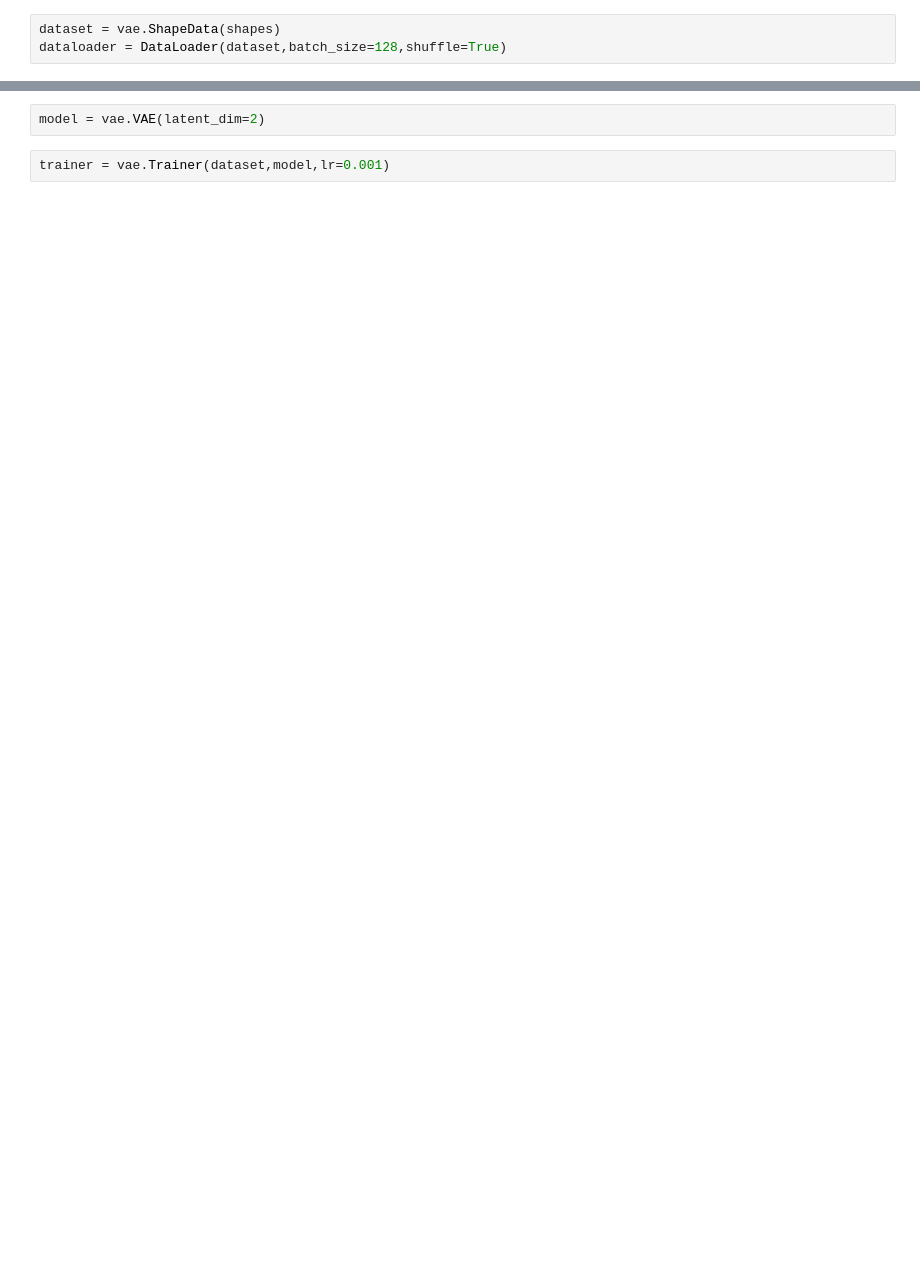
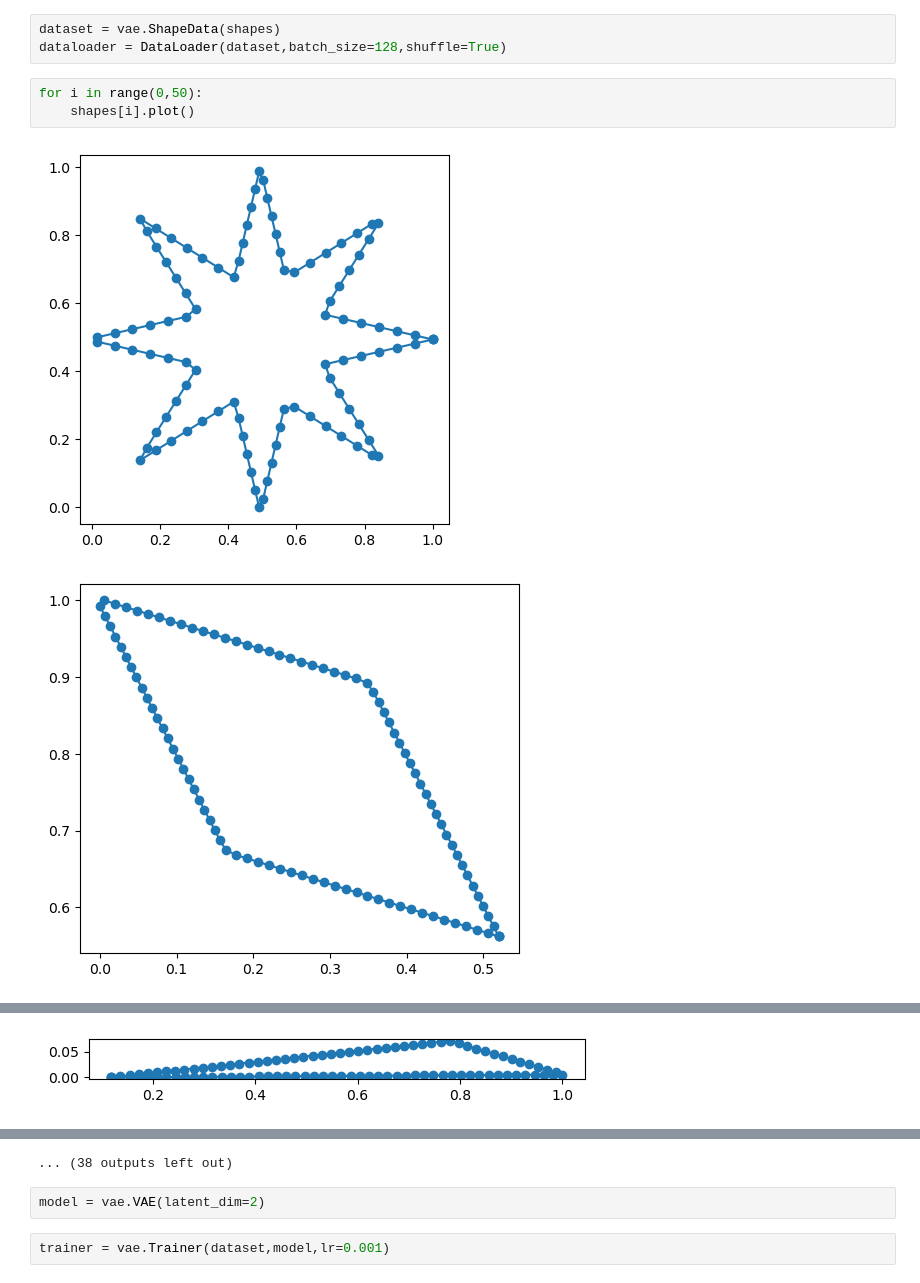
Before and after one commit to jhell1717/latentoptim, a Jupyter notebook: latentoptim/data/training_data.ipynb, the cells around one changed output, grey strips where cells are left out. Saved outputs shown, nothing was run; the diff lists cells and outputs as text; blank space fills up the shorter version.

```diff
--- a/latentoptim/data/training_data.ipynb
+++ b/latentoptim/data/training_data.ipynb
@@ -67,3 +93,9 @@ with open(r'/Users/joshuahellewell/Desktop/02-msc/01-modules/MSc Project - 77195
 # %%
 dataset = vae.ShapeData(shapes)
 dataloader = DataLoader(dataset,batch_size=128,shuffle=True)
+# %%
+for i in range(0,50):
+    shapes[i].plot()
+# %% [output]
+[figure, added]
+[figure, added]
@@ -69,0 +106 @@ dataloader = DataLoader(dataset,batch_size=128,shuffle=True)
+[figure, added]
@@ -70,3 +112,4 @@ dataloader = DataLoader(dataset,batch_size=128,shuffle=True)
+... (38 outputs left out)
 # %%
 model = vae.VAE(latent_dim=2)
 # %%
```
Also changed, not shown: parts of 9 cells of this notebook, 5 other files.
